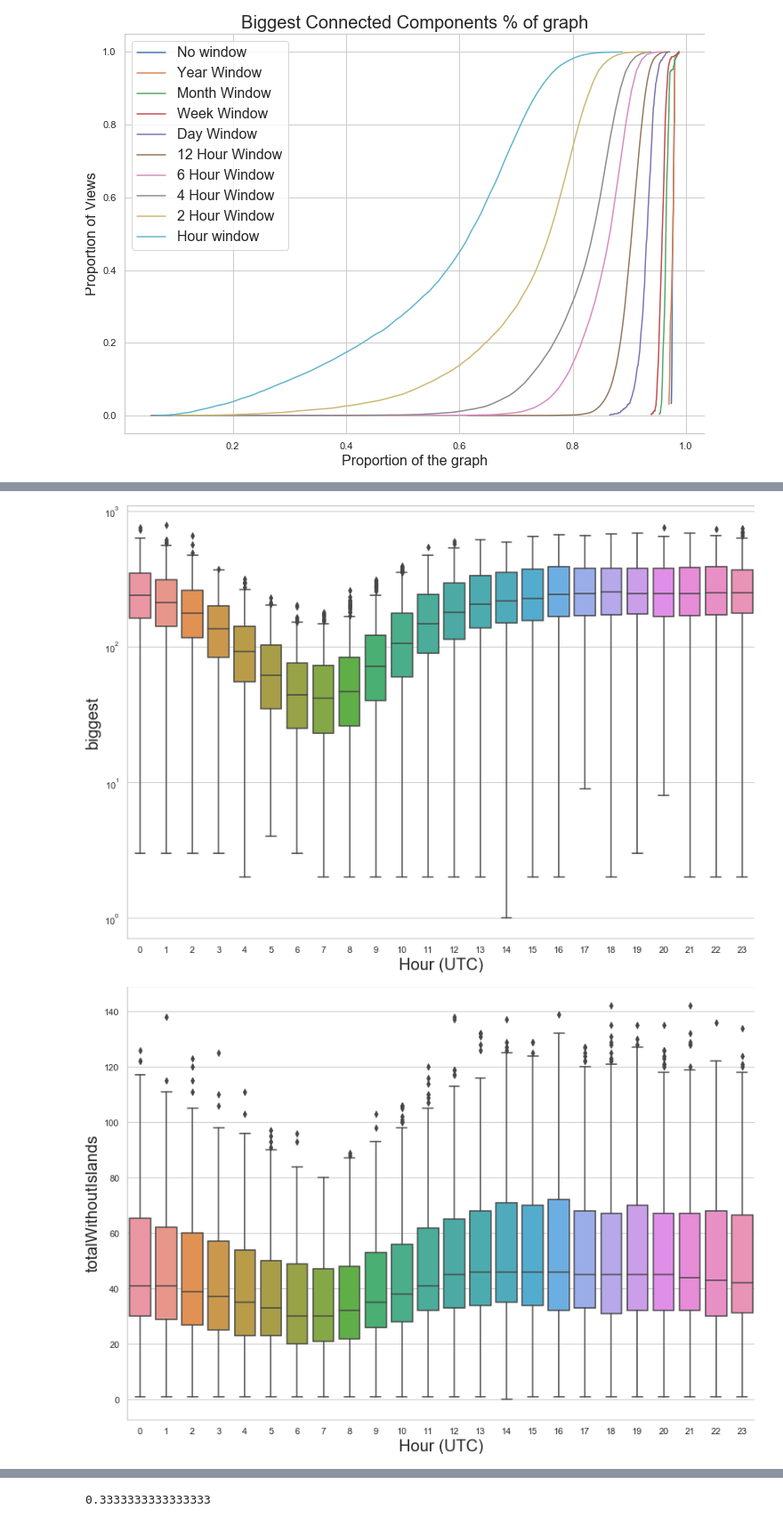
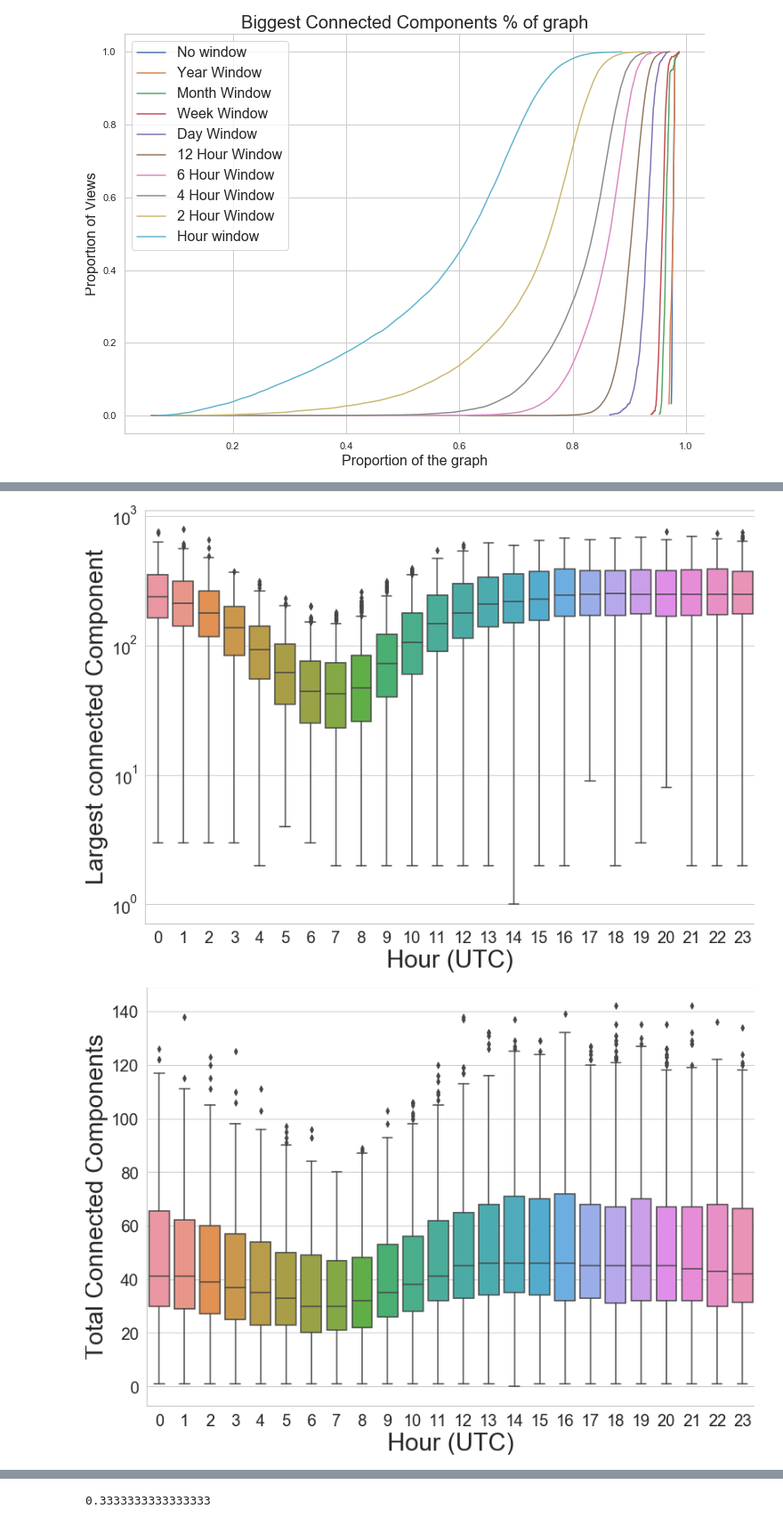
Before and after one commit to miratepuffin/Raphtory-Plots, a Jupyter notebook: Gab Plots.ipynb, the cells around one changed output, grey strips where cells are left out. Shown at 89% size. Saved outputs shown, nothing was run; the diff lists cells and outputs as text; code cells hidden in the pictures.

```diff
--- a/Gab Plots.ipynb
+++ b/Gab Plots.ipynb
@@ -194,9 +195,9 @@ def diurnal_plot(toPlot, title, x, y, scale):
     #ax[0].set_title(title,fontsize=20)
     #ax.set_title("Boxplot of "+title,fontsize=30)
     #ax[0].set_xlabel(x,fontsize=20)
-    ax.set_xlabel(x,fontsize=20)
+    ax.set_xlabel(x,fontsize=30)
     #ax[0].set_ylabel(y,fontsize=20)
-    ax.set_ylabel(y,fontsize=20)
+    ax.set_ylabel(y,fontsize=30)
     #ax[0].set_yscale(scale)
     ax.set_yscale(scale)
 
@@ -218,6 +219,9 @@ def diurnal_plot(toPlot, title, x, y, scale):
 
         ax=sns.boxplot(data=x, x='Hour', y=toPlot)
         plt.xlabel("Hour (UTC)")
+        plt.rc('xtick',labelsize=20)
+        plt.rc('ytick',labelsize=20)
+        plt.ylabel(y,fontsize=30)
         plt.tight_layout()
         plt.savefig("Graphs/"+y.replace(" ","_")+".png")
         plt.show()
@@ -230,5 +234,5 @@ diurnal_plot('totalWithoutIslands','Total Connected Components','Hour','Total Co
-[figure, old version]
+[figure, new version]
-[figure, old version]
+[figure, new version]
 # %%
 def weekly_plot(toPlot, title, x, y, scale):
 
```
Also changed, not shown: parts of 6 cells of this notebook, 8 other files.
